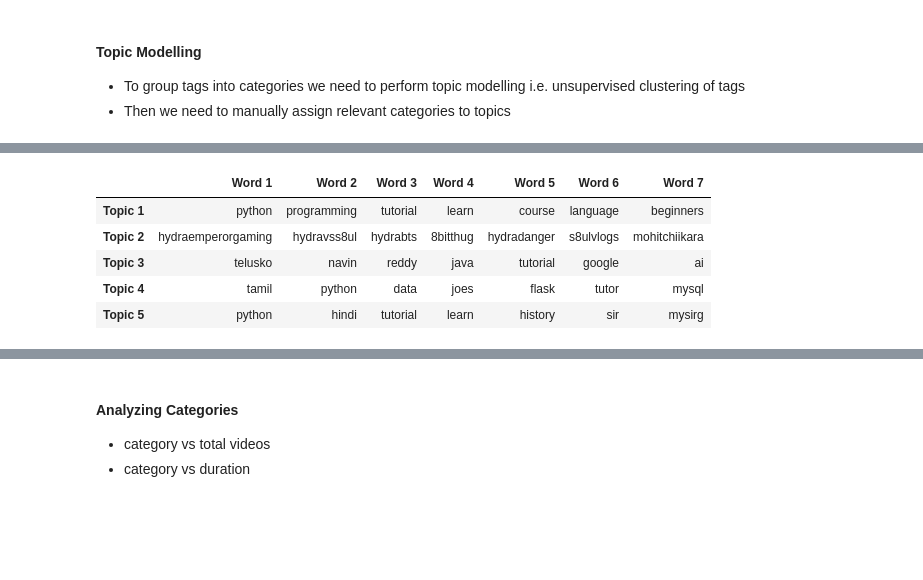
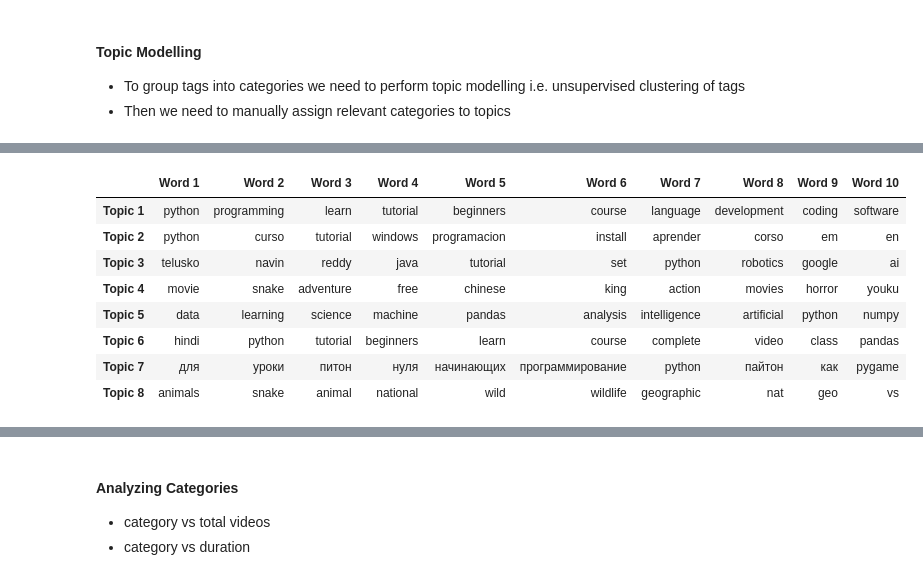
Before and after one commit to ayushxx7/YoutubeMetaDataAnalysis, a Jupyter notebook: analysis.ipynb, the cells around one changed output, grey strips where cells are left out. Drawn from its saved outputs; the diff is of its cells as text; code cells hidden in the pictures; blank space fills up the shorter version.

```diff
--- a/analysis.ipynb
+++ b/analysis.ipynb
@@ -260,29 +262,32 @@ pd.DataFrame(X.toarray(), columns=vect.get_feature_names())[0:10]
 # %%
 # choosing 5 as the number of topics (clusters)
-N_TOPICS = 5
+N_TOPICS = 8
 nmf = NMF(n_components=N_TOPICS, init='nndsvd')
 W = nmf.fit_transform(X)  # Document-topic matrix
 H = nmf.components_       # Topic-term matrix
 # %%
-NUM_TOP_WORDS_TO_SHOW = 7
+NUM_TOP_WORDS_TO_SHOW = 10
 words = np.array(vect.get_feature_names())
 topic_words = pd.DataFrame(np.zeros((N_TOPICS, NUM_TOP_WORDS_TO_SHOW)),
                            index=[f'Topic {i + 1}' for i in range(N_TOPICS)],
                            columns=[f'Word {i + 1}' for i in range(NUM_TOP_WORDS_TO_SHOW)]
                           ).astype(str)
 
 for i in range(N_TOPICS):
-    ix = H[i].argsort()[::-1][:7]
+    ix = H[i].argsort()[::-1][:NUM_TOP_WORDS_TO_SHOW]
     topic_words.iloc[i] = words[ix]
 
 topic_words
 # %% [output]
-|  | Word 1 | Word 2 | Word 3 | Word 4 | Word 5 | Word 6 | Word 7 |
-| Topic 1 | python | programming | tutorial | learn | course | language | beginners |
-| Topic 2 | hydraemperorgaming | hydravss8ul | hydrabts | 8bitthug | hydradanger | s8ulvlogs | mohitchiikara |
-| Topic 3 | telusko | navin | reddy | java | tutorial | google | ai |
-| Topic 4 | tamil | python | data | joes | flask | tutor | mysql |
-| Topic 5 | python | hindi | tutorial | learn | history | sir | mysirg |
+|  | Word 1 | Word 2 | Word 3 | Word 4 | Word 5 | Word 6 | Word 7 | Word 8 | Word 9 | Word 10 |
+| Topic 1 | python | programming | learn | tutorial | beginners | course | language | development | coding | software |
+| Topic 2 | python | curso | tutorial | windows | programacion | install | aprender | corso | em | en |
+| Topic 3 | telusko | navin | reddy | java | tutorial | set | python | robotics | google | ai |
+| Topic 4 | movie | snake | adventure | free | chinese | king | action | movies | horror | youku |
+| Topic 5 | data | learning | science | machine | pandas | analysis | intelligence | artificial | python | numpy |
+| Topic 6 | hindi | python | tutorial | beginners | learn | course | complete | video | class | pandas |
+| Topic 7 | для | уроки | питон | нуля | начинающих | программирование | python | пайтон | как | pygame |
+| Topic 8 | animals | snake | animal | national | wild | wildlife | geographic | nat | geo | vs |
 # %%
 # assigning topics
 topic_mapping = {
```
Also changed, not shown: parts of 30 cells of this notebook, 17 other files.
